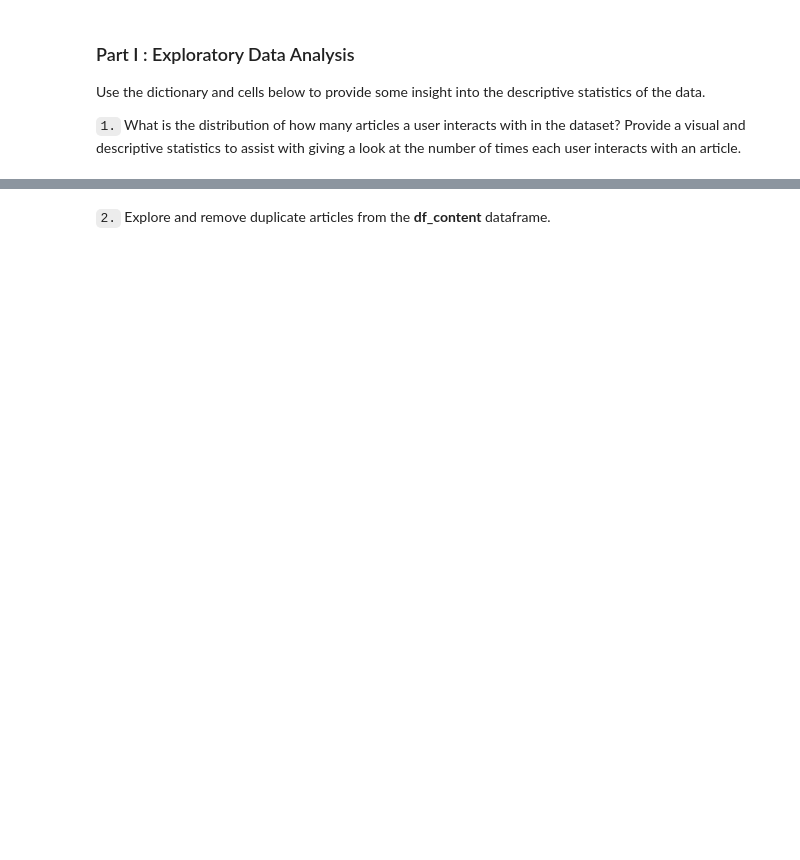
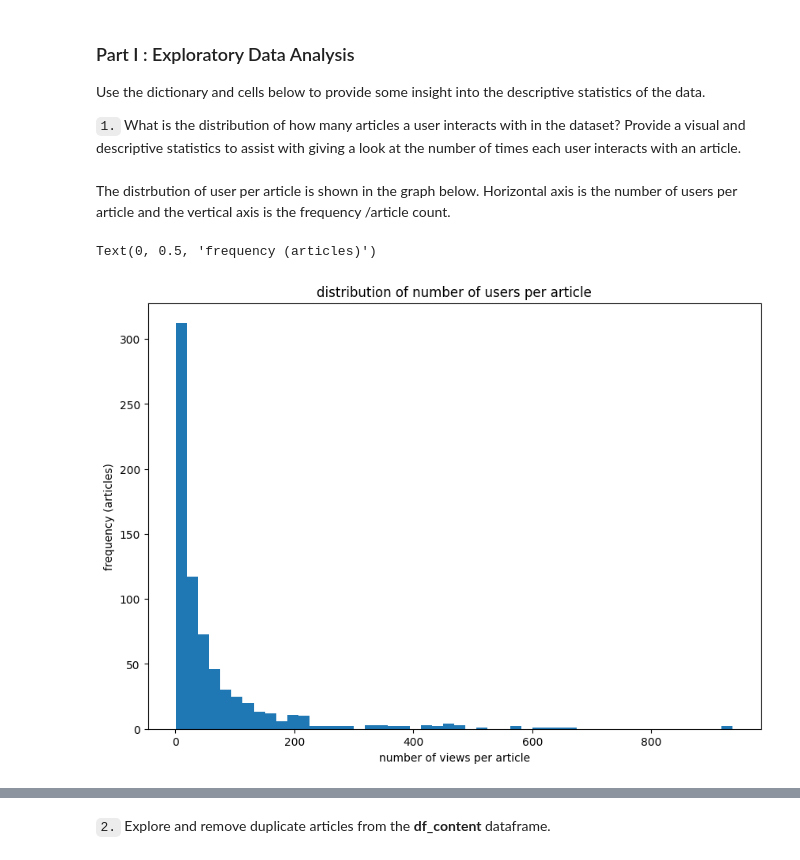
Before and after one commit to edonkoh/Recommendation_engine, a Jupyter notebook: Notebooks/Recommendations_with_IBM.ipynb, the cells around one changed output, grey strips where cells are left out. Drawn from its saved outputs; the diff is of its cells as text; code cells hidden in the pictures; blank space fills up the shorter version.

Commit message:
exploratory data analysis

```diff
--- a/Notebooks/Recommendations_with_IBM.ipynb
+++ b/Notebooks/Recommendations_with_IBM.ipynb
@@ -51,3 +58,18 @@ df_content.head()
 Use the dictionary and cells below to provide some insight into the descriptive statistics of the data.
 
 `1.` What is the distribution of how many articles a user interacts with in the dataset?  Provide a visual and descriptive statistics to assist with giving a look at the number of times each user interacts with an article.
+# %%
+df = df.assign(article_id = df['article_id'].astype(int).astype('category'))
+df = df[~df['email'].isna()]
+article_count = df.groupby('email').count().reset_index()
+# %% [markdown]
+The distrbution of user per article is shown in the graph below. Horizontal axis is the number of users per article and the vertical axis is the frequency /article count.
+# %%
+fig, ax = plt.subplots(figsize = (10, 7))
+ax.hist(x = "email", bins = 50,  data = article_count)
+ax.set_title('distribution of number of users per article')
+ax.set_xlabel('number of views per article')
+ax.set_ylabel('frequency (articles)')
+# %% [output]
+Text(0, 0.5, 'frequency (articles)')
+[figure, added]
```
Also changed, not shown: parts of 18 cells of this notebook.
